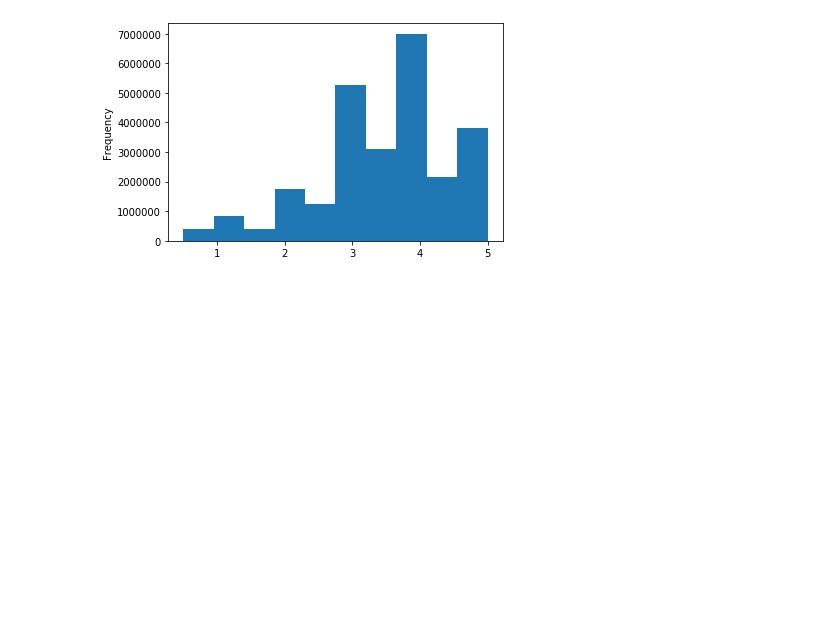
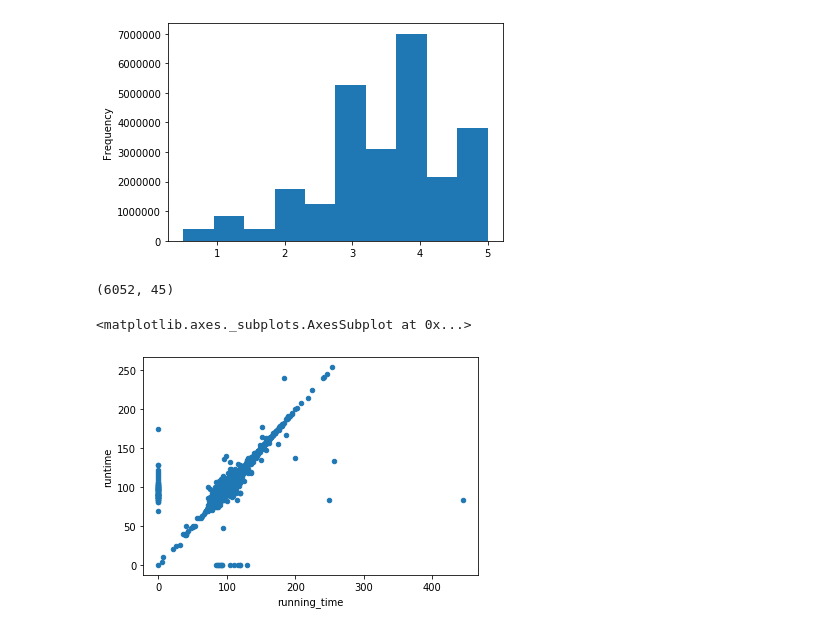
Before and after one commit to MatthewSHudson/Movies-ETL, a Jupyter notebook: MovieLens Extract.ipynb, the cells around one changed output. Drawn from its saved outputs; the diff is of its cells as text; code cells hidden in the pictures; blank space fills up the shorter version.

Commit message:
wikipedia and kaggle_metadata merged

```diff
--- a/MovieLens Extract.ipynb
+++ b/MovieLens Extract.ipynb
@@ -132,3 +132,12 @@ min                     0.50
 max                     5.00
 Name: rating, dtype: float64
 [figure]
+# %%
+wiki_path = os.path.join('.','Data','wikipedia_clean')
+wiki_movies_df = pd.read_csv(wiki_path)
+# %%
+movies_df = pd.merge(wiki_movies_df, kaggle_metadata, on="imdb_id", suffixes=["_wiki","_kaggle"])
+# %%
+movies_df.shape
+# %% [output]
+(6052, 45)
@@ -134,0 +163,6 @@ Name: rating, dtype: float64
+# %%
+# wiki runtime vs kaggle runtime
+movies_df.fillna(0).plot(x='running_time', y='runtime', kind='scatter')
+# %% [output]
+<matplotlib.axes._subplots.AxesSubplot at 0x...>
+[figure, added]
```
Also changed, not shown: parts of 17 cells of this notebook, 2 other files.
